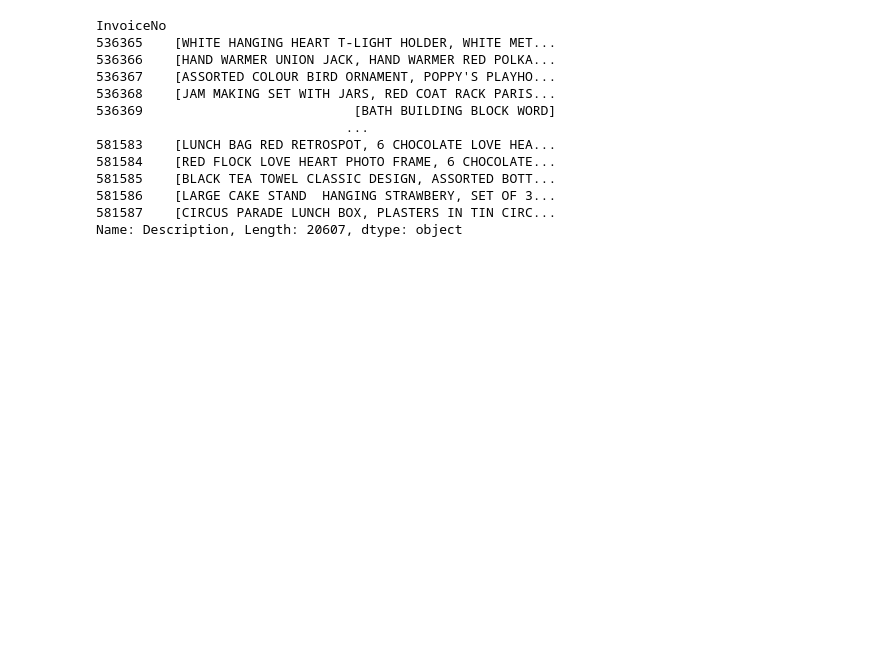
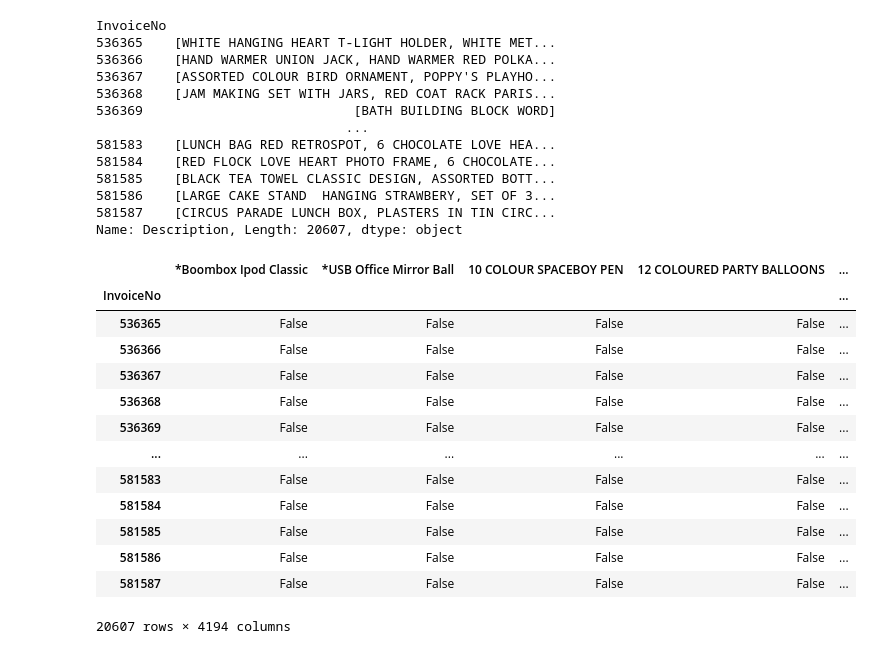
Before and after one commit to saharsolt/Machine_Learning_Python, a Jupyter notebook: OnlineRetailAprioriAlgorithm.ipynb, the cells around one changed output. Saved outputs shown, nothing was run; the diff lists cells and outputs as text; code cells hidden in the pictures; blank space fills up the shorter version.

```diff
--- a/OnlineRetailAprioriAlgorithm.ipynb
+++ b/OnlineRetailAprioriAlgorithm.ipynb
@@ -113,3 +113,27 @@ InvoiceNo
 581586    [LARGE CAKE STAND  HANGING STRAWBERY, SET OF 3...
 581587    [CIRCUS PARADE LUNCH BOX, PLASTERS IN TIN CIRC...
 Name: Description, Length: 20607, dtype: object
+# %%
+from mlxtend.preprocessing import TransactionEncoder
+from mlxtend.frequent_patterns import apriori
+from mlxtend.frequent_patterns import association_rules
+
+trans_encod = TransactionEncoder()
+trans_arr = trans_encod.fit(list_baskets).transform(list_baskets)
+df_encod = pd.DataFrame(trans_arr, columns = trans_encod.columns_, index= list_baskets.index)
+df_encod
+# %% [output]
+|  | *Boombox Ipod Classic | *USB Office Mirror Ball | 10 COLOUR SPACEBOY PEN | 12 COLOURED PARTY BALLOONS | ... |
+| InvoiceNo |  |  |  |  | ... |
+| 536365 | False | False | False | False | ... |
+| 536366 | False | False | False | False | ... |
+| 536367 | False | False | False | False | ... |
+| 536368 | False | False | False | False | ... |
+| 536369 | False | False | False | False | ... |
+| ... | ... | ... | ... | ... | ... |
+| 581583 | False | False | False | False | ... |
+| 581584 | False | False | False | False | ... |
+| 581585 | False | False | False | False | ... |
+| 581586 | False | False | False | False | ... |
+| 581587 | False | False | False | False | ... |
+20607 rows × 4194 columns
```
Also changed, not shown: parts of 2 cells of this notebook, 2 other files.
